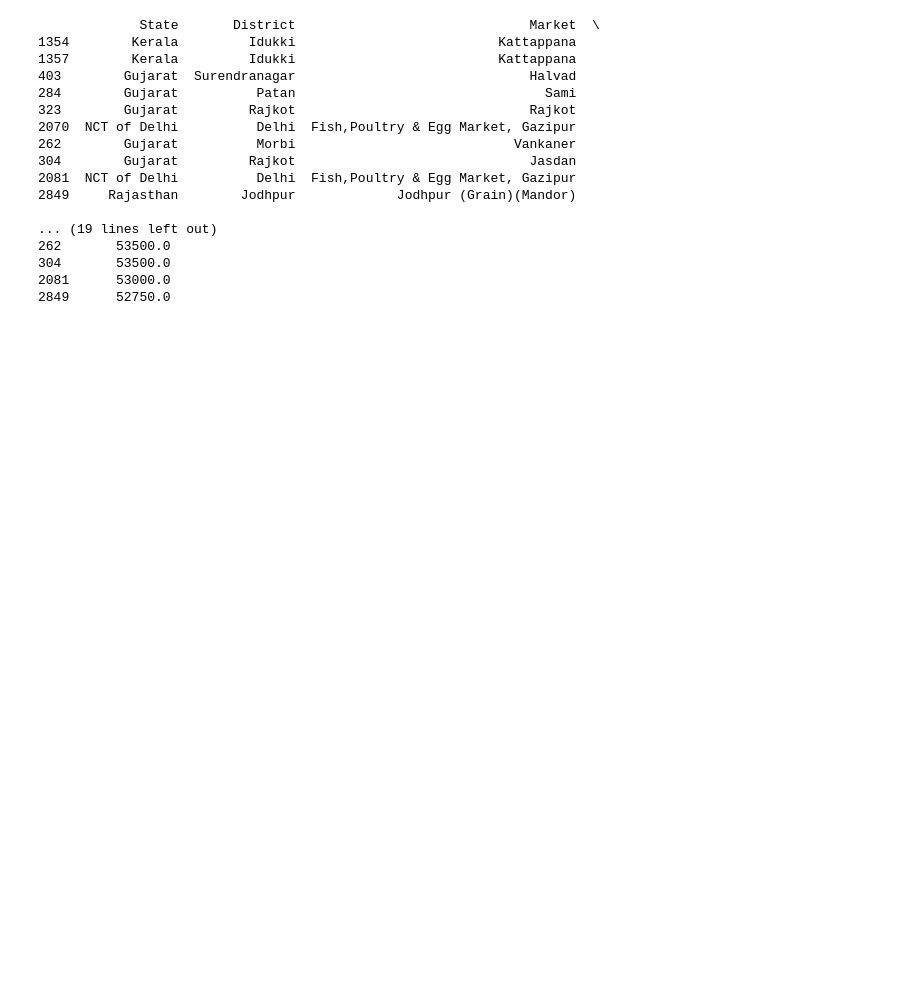
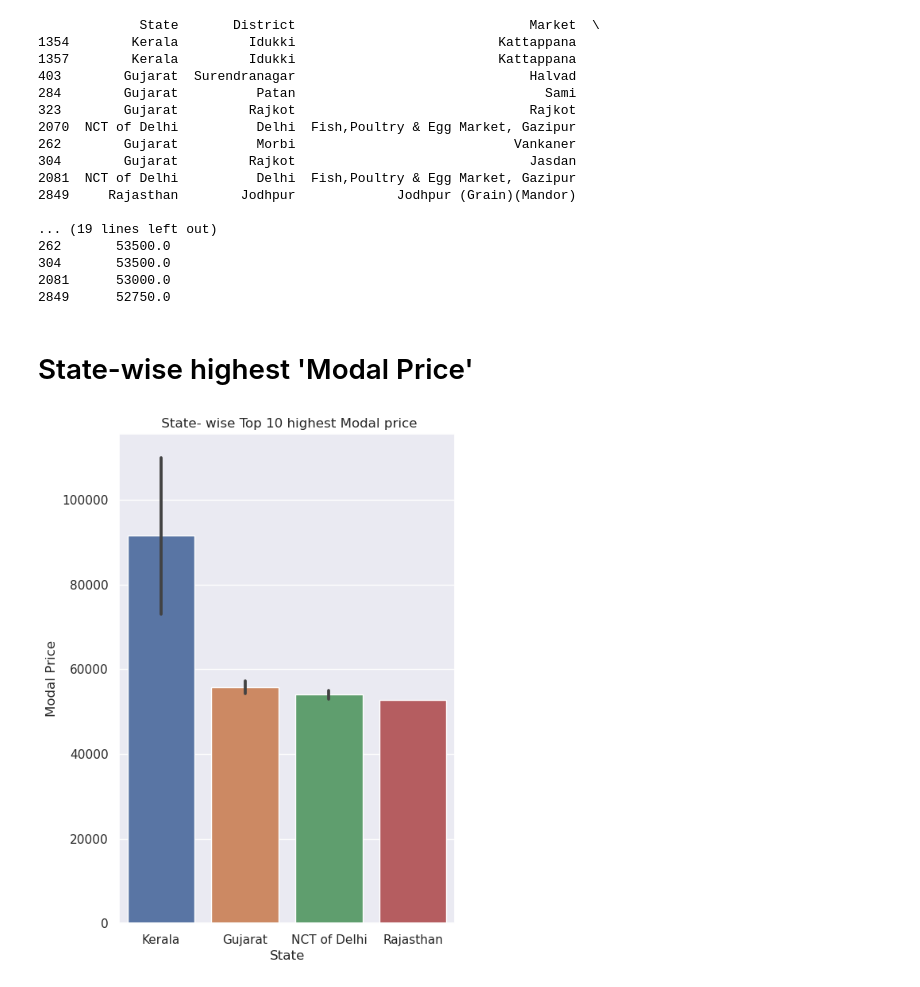
Before and after one commit to seema329/EDA, a Jupyter notebook: agriculture-dataset.ipynb, the cells around one changed output. Cells and saved outputs as stored; diff of their text form; code cells hidden in the pictures; blank space fills up the shorter version.

```diff
--- a/agriculture-dataset.ipynb
+++ b/agriculture-dataset.ipynb
@@ -389,3 +389,16 @@ print(top_10_highest)
 304       53500.0
 2081      53000.0
 2849      52750.0
+# %% [markdown]
+# State-wise highest 'Modal Price'
+# %%
+#using bar plot
+plt.figure(figsize=(12,8))
+plt.subplot(1,2,1)
+sns.barplot(data= top_10_highest, x='State', y='Modal Price')
+plt.xlabel('State')
+plt.ylabel('Modal Price')
+plt.title(' State- wise Top 10 highest Modal price')
+plt.show()
+# %% [output]
+[figure, added]
```
Also changed, not shown: parts of 23 cells of this notebook.
